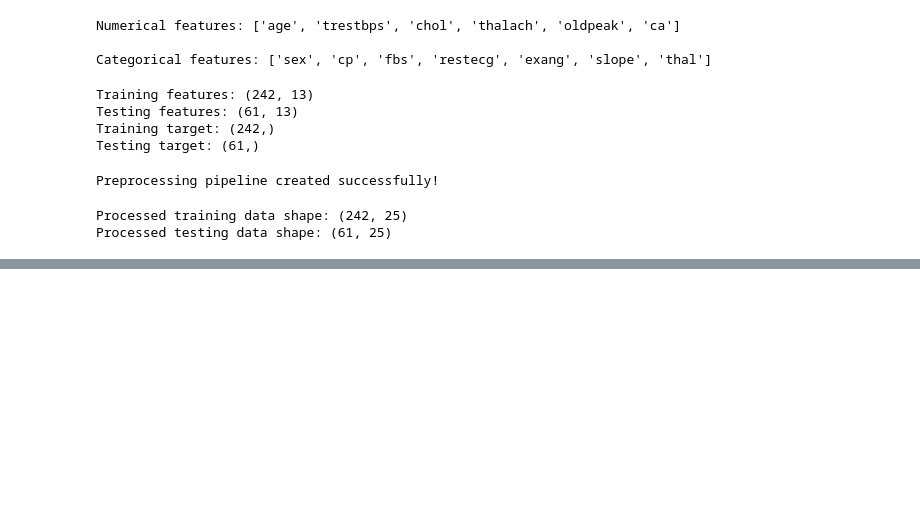
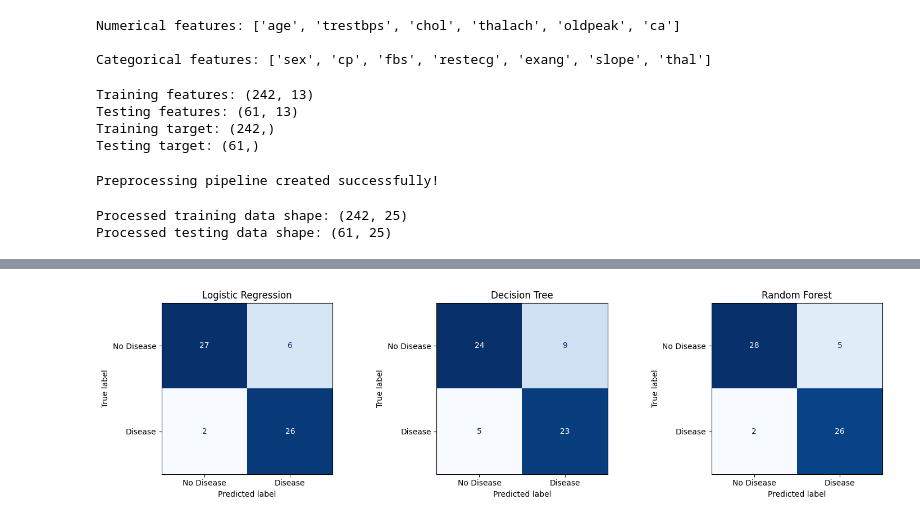
Before and after one commit to Soumedha-28/Heart-Disease-Prediction, a Jupyter notebook: Heart_disease_prediction.ipynb, the cells around one changed output, grey strips where cells are left out. Cells and saved outputs as stored; diff of their text form; code cells hidden in the pictures; blank space fills up the shorter version.

```diff
--- a/Heart_disease_prediction.ipynb
+++ b/Heart_disease_prediction.ipynb
@@ -517,0 +571,17 @@ Processed testing data shape: (61, 25)
+# %%
+from sklearn.metrics import (
+    accuracy_score,
+    precision_score,
+    recall_score,
+    f1_score,
+    classification_report,
+    confusion_matrix
+)
+
+# Make predictions using all three models
+
+log_predictions = log_model.predict(X_test_processed)
+dt_predictions = dt_model.predict(X_test_processed)
+rf_predictions = rf_model.predict(X_test_processed)
+
+print("Predictions generated successfully!")
@@ -517,0 +622,27 @@ Processed testing data shape: (61, 25)
+# %%
+from sklearn.metrics import ConfusionMatrixDisplay
+import matplotlib.pyplot as plt
+
+# Create confusion matrices for all three models
+
+fig, axes = plt.subplots(1, 3, figsize=(15, 4))
+
+models = [
+    ("Logistic Regression", log_predictions),
+    ("Decision Tree", dt_predictions),
+    ("Random Forest", rf_predictions)
+]
+
+for ax, (name, predictions) in zip(axes, models):
+    cm = confusion_matrix(y_test, predictions)
+    disp = ConfusionMatrixDisplay(
+        confusion_matrix=cm,
+        display_labels=["No Disease", "Disease"]
+    )
+    disp.plot(ax=ax, cmap="Blues", colorbar=False)
+    ax.set_title(name)
+
+plt.tight_layout()
+plt.show()
+# %% [output]
+[figure, added]
```
Also changed, not shown: parts of 15 cells of this notebook.
